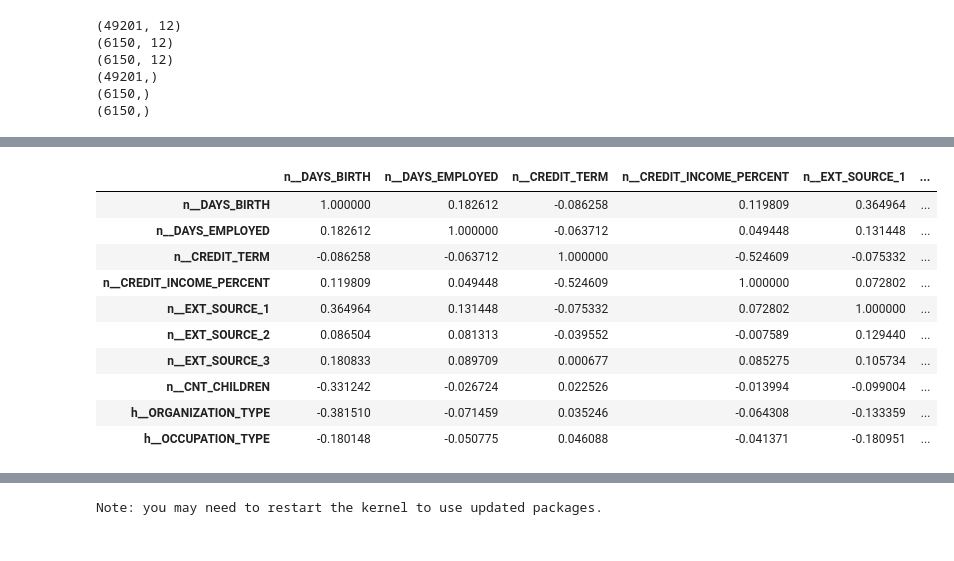
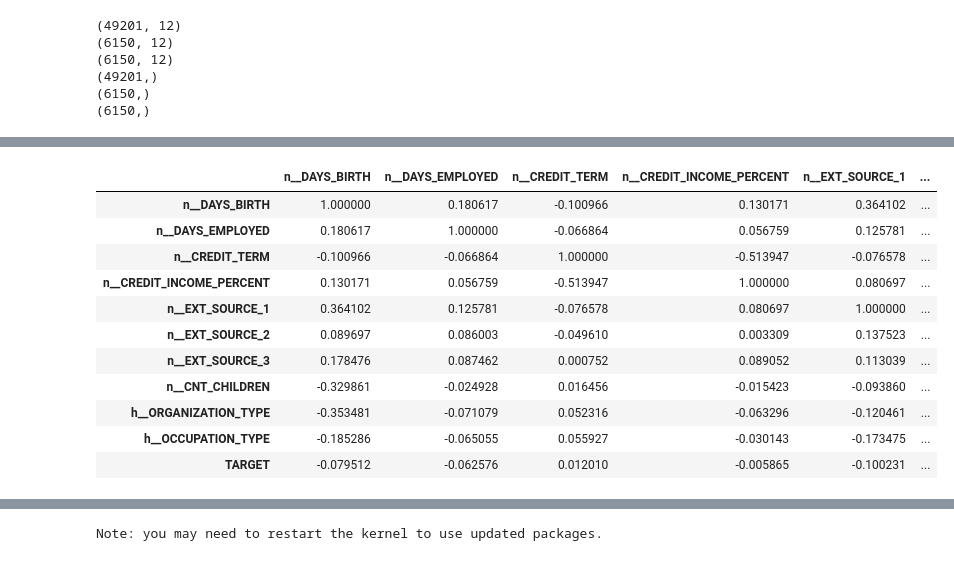
Before and after one commit to kmille50/Implementez_un_modele_de_scoring_camille_brodin, a Jupyter notebook: Brodin_Camille_1_modelisation_102023.ipynb, the cells around one changed output, grey strips where cells are left out. Cells and saved outputs as stored; diff of their text form; code cells hidden in the pictures.

```diff
--- a/Brodin_Camille_1_modelisation_102023.ipynb
+++ b/Brodin_Camille_1_modelisation_102023.ipynb
@@ -1394,11 +1407,11 @@ with mlflow.start_run() as run:
 
     XGBClass_fine_tuned.fit(X_train, y_train)
     y_proba = XGBClass_fine_tuned.predict_proba(X_valid)[:, 1]
-    df_final = pd.DataFrame()
-    df_final["y_valid"] = y_valid
-    df_final['y_proba'] = y_proba
-    y_pred = transform_treshold(df_final["y_proba"], 0.25)
-    df_final['y_pred'] = y_pred
+    df_global = pd.DataFrame()
+    df_global["y_valid"] = y_valid
+    df_global['y_proba'] = y_proba
+    y_pred = transform_treshold(df_global["y_proba"], 0.25)
+    df_global['y_pred'] = y_pred
 
 print_auto_logged_info(mlflow.get_run(run_id=run.info.run_id))
 mlflow.end_run()
@@ -1618,20 +1634,22 @@ X_test_transf = pd.DataFrame(XGBClass_fine_tuned["preprocessor"].transform(X_tes
 # %%
 # Extract the EXT_SOURCE variables and show correlations
 ext_data = X_train_transf
+ext_data['TARGET'] = X_train_evidently['TARGET']
 ext_data_corrs = ext_data.corr()
 ext_data_corrs
 # %% [output]
 |  | n__DAYS_BIRTH | n__DAYS_EMPLOYED | n__CREDIT_TERM | n__CREDIT_INCOME_PERCENT | n__EXT_SOURCE_1 | ... |
-| n__DAYS_BIRTH | 1.000000 | 0.182612 | -0.086258 | 0.119809 | 0.364964 | ... |
-| n__DAYS_EMPLOYED | 0.182612 | 1.000000 | -0.063712 | 0.049448 | 0.131448 | ... |
-| n__CREDIT_TERM | -0.086258 | -0.063712 | 1.000000 | -0.524609 | -0.075332 | ... |
-| n__CREDIT_INCOME_PERCENT | 0.119809 | 0.049448 | -0.524609 | 1.000000 | 0.072802 | ... |
-| n__EXT_SOURCE_1 | 0.364964 | 0.131448 | -0.075332 | 0.072802 | 1.000000 | ... |
-| n__EXT_SOURCE_2 | 0.086504 | 0.081313 | -0.039552 | -0.007589 | 0.129440 | ... |
-| n__EXT_SOURCE_3 | 0.180833 | 0.089709 | 0.000677 | 0.085275 | 0.105734 | ... |
-| n__CNT_CHILDREN | -0.331242 | -0.026724 | 0.022526 | -0.013994 | -0.099004 | ... |
-| h__ORGANIZATION_TYPE | -0.381510 | -0.071459 | 0.035246 | -0.064308 | -0.133359 | ... |
-| h__OCCUPATION_TYPE | -0.180148 | -0.050775 | 0.046088 | -0.041371 | -0.180951 | ... |
+| n__DAYS_BIRTH | 1.000000 | 0.180617 | -0.100966 | 0.130171 | 0.364102 | ... |
+| n__DAYS_EMPLOYED | 0.180617 | 1.000000 | -0.066864 | 0.056759 | 0.125781 | ... |
+| n__CREDIT_TERM | -0.100966 | -0.066864 | 1.000000 | -0.513947 | -0.076578 | ... |
+| n__CREDIT_INCOME_PERCENT | 0.130171 | 0.056759 | -0.513947 | 1.000000 | 0.080697 | ... |
+| n__EXT_SOURCE_1 | 0.364102 | 0.125781 | -0.076578 | 0.080697 | 1.000000 | ... |
+| n__EXT_SOURCE_2 | 0.089697 | 0.086003 | -0.049610 | 0.003309 | 0.137523 | ... |
+| n__EXT_SOURCE_3 | 0.178476 | 0.087462 | 0.000752 | 0.089052 | 0.113039 | ... |
+| n__CNT_CHILDREN | -0.329861 | -0.024928 | 0.016456 | -0.015423 | -0.093860 | ... |
+| h__ORGANIZATION_TYPE | -0.353481 | -0.071079 | 0.052316 | -0.063296 | -0.120461 | ... |
+| h__OCCUPATION_TYPE | -0.185286 | -0.065055 | 0.055927 | -0.030143 | -0.173475 | ... |
+| TARGET | -0.079512 | -0.062576 | 0.012010 | -0.005865 | -0.100231 | ... |
 # %%
 plt.figure(figsize = (8, 6))
 
```
Also changed, not shown: parts of 38 cells of this notebook, 8 other files.
